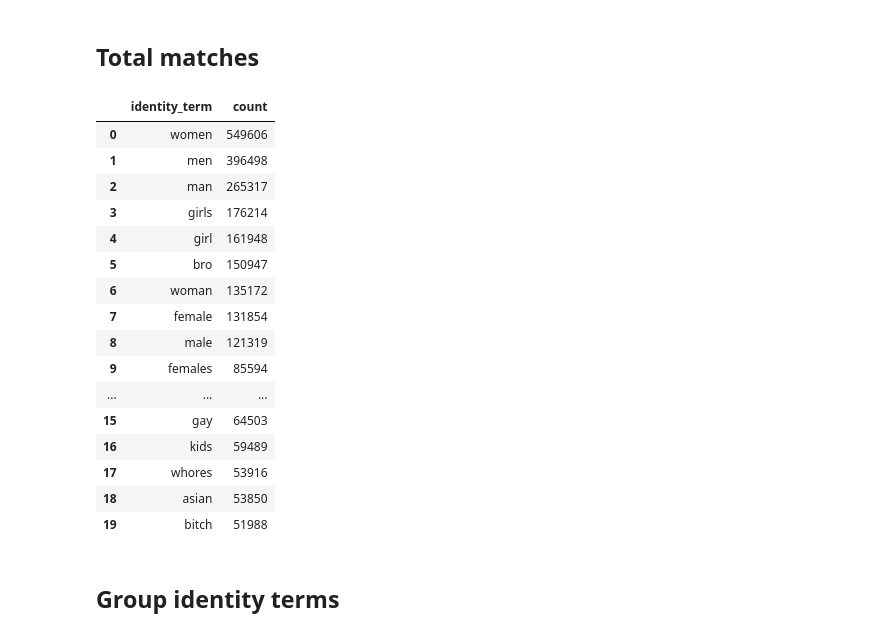
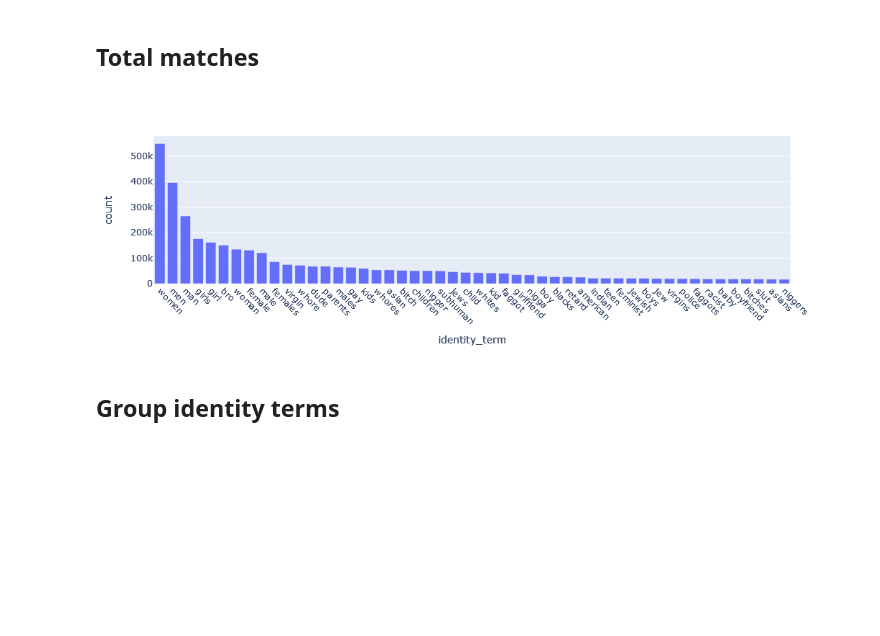
Before and after one commit to michaelmilleryoder/incels_identities, a Jupyter notebook: jupyter/match_identities.ipynb, the cells around one changed output. Drawn from its saved outputs; the diff is of its cells as text; code cells hidden in the pictures; blank space fills up the shorter version.

```diff
--- a/jupyter/match_identities.ipynb
+++ b/jupyter/match_identities.ipynb
@@ -232,30 +232,20 @@ dtypes: datetime64[ns](1), object(7)
 memory usage: 381.4+ MB
 # %% [markdown]
 ## Total matches
-# %%
-exp = data.explode('netmapper_identity_matches')
-# freq = pd.DataFrame(exploded.netmapper_identity_matches.value_counts(), columns=['term', 'count'])
-
-freq = exp.netmapper_identity_matches.value_counts().to_frame(name='count').reset_index(names='identity_term')
-freq.head(20)
-# %% [output]
-|  | identity_term | count |
-| 0 | women | 549606 |
-| 1 | men | 396498 |
-| 2 | man | 265317 |
-| 3 | girls | 176214 |
-| 4 | girl | 161948 |
-| 5 | bro | 150947 |
-| 6 | woman | 135172 |
-| 7 | female | 131854 |
-| 8 | male | 121319 |
-| 9 | females | 85594 |
-| ... | ... | ... |
-| 15 | gay | 64503 |
-| 16 | kids | 59489 |
-| 17 | whores | 53916 |
-| 18 | asian | 53850 |
-| 19 | bitch | 51988 |
+# %%
+exp = data.explode('netmapper_identity_matches')
+# freq = pd.DataFrame(exploded.netmapper_identity_matches.value_counts(), columns=['term', 'count'])
+
+freq = exp.netmapper_identity_matches.value_counts().to_frame(name='count').reset_index(names='identity_term')
+freq.head(20)
+
+import plotly.express as px
+pd.options.plotting.backend = 'plotly'
+
+fig = px.bar(freq.head(50), x='identity_term', y='count')
+fig.update_xaxes(tickangle=45)
+# %% [output]
+[figure, added]
 # %% [markdown]
 ## Group identity terms
 # %%
```
Also changed, not shown: parts of 12 cells of this notebook, 4 other files.
